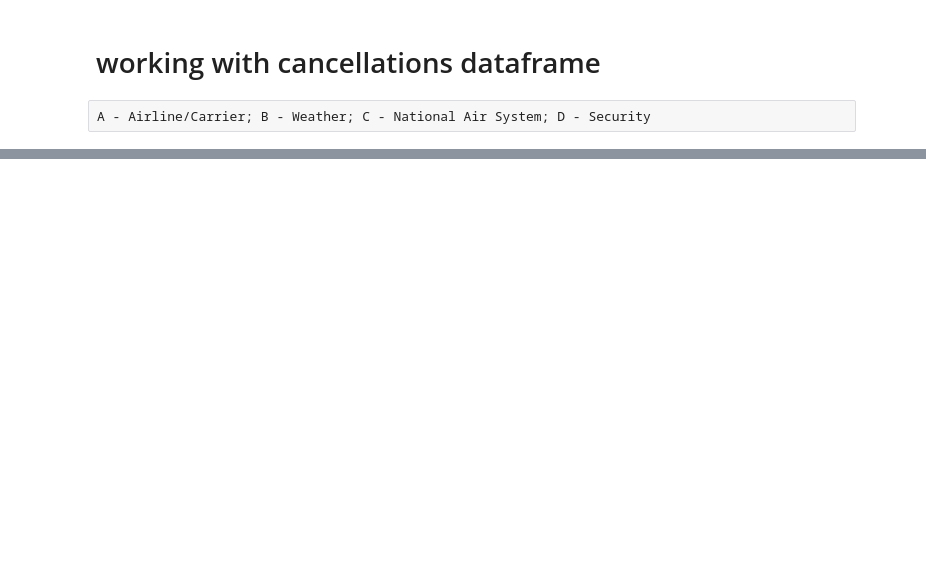
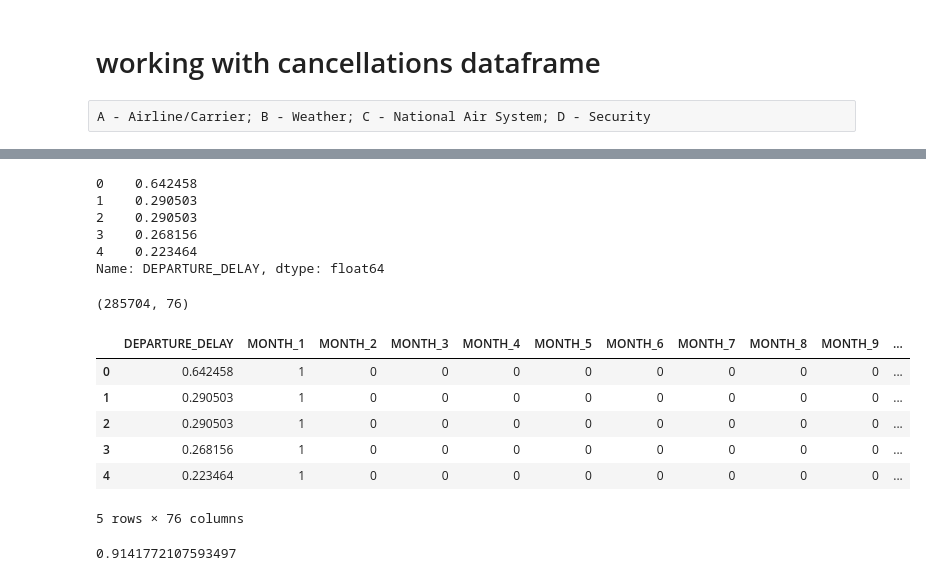
Before and after one commit to regina9/flights, a Jupyter notebook: Capstone Project.ipynb, the cells around one changed output, grey strips where cells are left out. Saved outputs shown, nothing was run; the diff lists cells and outputs as text; code cells hidden in the pictures; blank space fills up the shorter version.

```diff
--- a/Capstone Project.ipynb
+++ b/Capstone Project.ipynb
@@ -315,0 +631,2 @@ cancels.head(15)
+# %%
+data = data.drop(data[["ARRIVAL_DELAY", "Class"]], axis = 1)
@@ -315,0 +644,6 @@ cancels.head(15)
+# %%
+from sklearn.preprocessing import MinMaxScaler
+scaler = MinMaxScaler()
+arr = np.array(data["DEPARTURE_DELAY"])
+arr = arr.reshape(-1, 1)
+scaler.fit(arr)
@@ -315,0 +662,27 @@ cancels.head(15)
+# %%
+data["DEPARTURE_DELAY"] = scaler.transform(arr)
+# %%
+data["DEPARTURE_DELAY"].head()
+# %% [output]
+0    0.642458
+1    0.290503
+2    0.290503
+3    0.268156
+4    0.223464
+Name: DEPARTURE_DELAY, dtype: float64
+# %%
+data = pd.get_dummies(data, columns = ["MONTH", "DAY_OF_WEEK", "AIRLINE", "ORIGIN_AIRPORT", "DESTINATION_AIRPORT", "SCHEDULED_DEPARTURE", "SCHEDULED_ARRIVAL"])
+# %%
+data.shape
+# %% [output]
+(285704, 76)
+# %%
+data.head()
+# %% [output]
+|  | DEPARTURE_DELAY | MONTH_1 | MONTH_2 | MONTH_3 | MONTH_4 | MONTH_5 | MONTH_6 | MONTH_7 | MONTH_8 | MONTH_9 | ... |
+| 0 | 0.642458 | 1 | 0 | 0 | 0 | 0 | 0 | 0 | 0 | 0 | ... |
+| 1 | 0.290503 | 1 | 0 | 0 | 0 | 0 | 0 | 0 | 0 | 0 | ... |
+| 2 | 0.290503 | 1 | 0 | 0 | 0 | 0 | 0 | 0 | 0 | 0 | ... |
+| 3 | 0.268156 | 1 | 0 | 0 | 0 | 0 | 0 | 0 | 0 | 0 | ... |
+| 4 | 0.223464 | 1 | 0 | 0 | 0 | 0 | 0 | 0 | 0 | 0 | ... |
+5 rows × 76 columns
@@ -315,0 +699,5 @@ cancels.head(15)
+# %%
+score = logReg.score(X_test, y_test)
+print(score) #accuracy score
+# %% [output]
+0.9141772107593497
```
Also changed, not shown: parts of 119 cells of this notebook.
